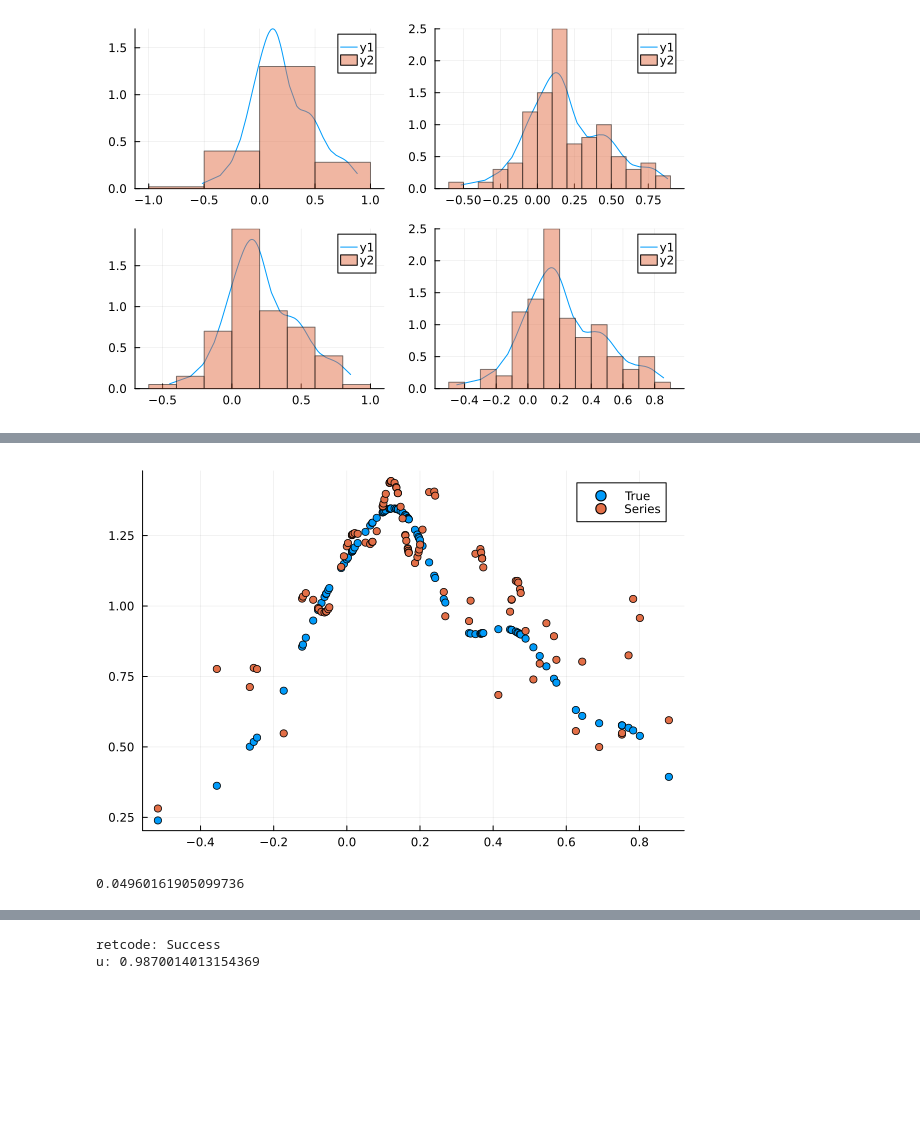
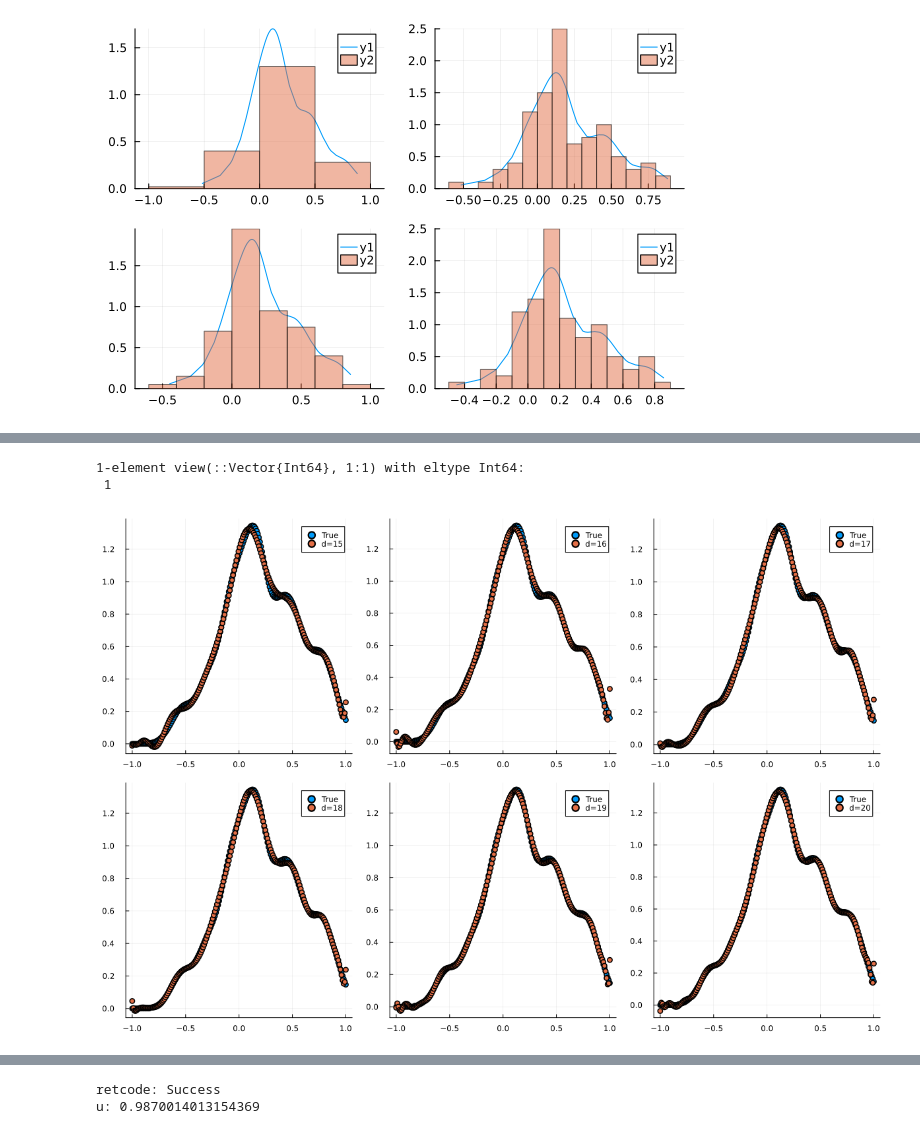
Before and after one commit to jmoo2880/QuantumInspiredML, a Jupyter notebook: LogLoss/meeting.ipynb, the cells around one changed output, grey strips where cells are left out. Cells and saved outputs as stored; diff of their text form; code cells hidden in the pictures; blank space fills up the shorter version.

```diff
--- a/LogLoss/meeting.ipynb
+++ b/LogLoss/meeting.ipynb
@@ -40,12 +40,12 @@ X_train = vcat(X_train, X_val);
 y_train = vcat(y_train, y_val);
 
 scaler = fit_scaler(RobustSigmoidTransform, X_train);
-range = encoding.range
-X_train_scaled = transform_data(scaler, X_train; range=range)
-X_train_scaled2 = transform_data(scaler, X_train; minmax_output=false)
+erange = encoding.range
+X_train_scaled = transform_data(scaler, X_train; range=erange)
+X_train_scaled2 = transform_data(scaler, X_train; minmax_output=false, range=erange)
 
-X_val_scaled = transform_data(scaler, X_val; range=range)
-X_test_scaled = transform_data(scaler, X_test; range=range);
+X_val_scaled = transform_data(scaler, X_val; range=erange)
+X_test_scaled = transform_data(scaler, X_test; range=erange);
 # %%
 @show size(X_train_scaled), length(y_train)
 # %% [output]
@@ -87,8 +87,9 @@ plot(p1_1,p1_2, p2_1, p2_2; layout=(2,2))
 # %% [output]
 [figure]
 # %%
-xs = sort(X_train_scaled[:,1])
-kdense = kde(xs; bandwidth=0.08)
+xsd = sort(X_train_scaled[:,1])
+kdense = kde(xsd; bandwidth=0.08)
+xs = range(-1,1,200)
 ys = pdf(kdense, xs)
 
 wf = sqrt.(ys);
@@ -108,28 +133,49 @@ end
+# %%
+partialsortperm(abs2.(expansion), 1:1; rev=true)
+# %% [output]
+1-element view(::Vector{Int64}, 1:1) with eltype Int64:
+ 1
 # %%
-ysexp = zeros(length(ys))
-ysappr = zeros(length(ys))
+d = 8
+nterms = 50#100*d
 
-for (i,w) in enumerate(expansion)
-
-    ysexp .+= w .* legfuncs[i]
-
+legfuncs = []
+expansion = []
+f = (x,l) -> Pl(x, l; norm=Val(:normalized))
+for i in 0:nterms-1
+    ysi = f.(xs, i)
+    push!(legfuncs, ysi)
+    problem = SampledIntegralProblem(wf .* ysi, xs)
+    method = TrapezoidalRule()
+    push!(expansion, solve(problem, method).u)
 end
 
-inds = partialsortperm(abs2.(expansion), 1:d; rev=true)
+ysexp = zeros(length(ys))
 
-for i in inds
 
-    ysappr .+= expansion[i] .* legfuncs[i]
+# for (i,w) in enumerate(expansion)
 
+#     ysexp .+= w .* legfuncs[i]
+
+# end
+ps = []
+for d in 15:20
+    ysappr = zeros(length(ys))
+    inds = partialsortperm(abs2.(expansion), 1:d; rev=true)
+
+    for i in inds
+
+        ysappr .+= expansion[i] .* legfuncs[i]
+
+    end
+
+
+
+    p = scatter(xs, wf; label="True")
+    scatter!(p, xs, ysappr; label="d=$d")
+    push!(ps,p)
 end
 
-
-scatter(xs, wf; label="True")
-scatter!(xs, ysexp; label="Series")
-#scatter!(xs, ysappr; label="Expansion")
+plot(ps..., size=(1200,800))
 # %% [output]
-[figure, old version]
+[figure, new version]
-# %%
-minimum((X_train_scaled.+1)./2)
-# %% [output]
-0.04960161905099736
```
Also changed, not shown: parts of 2 cells of this notebook, 4 other files.
